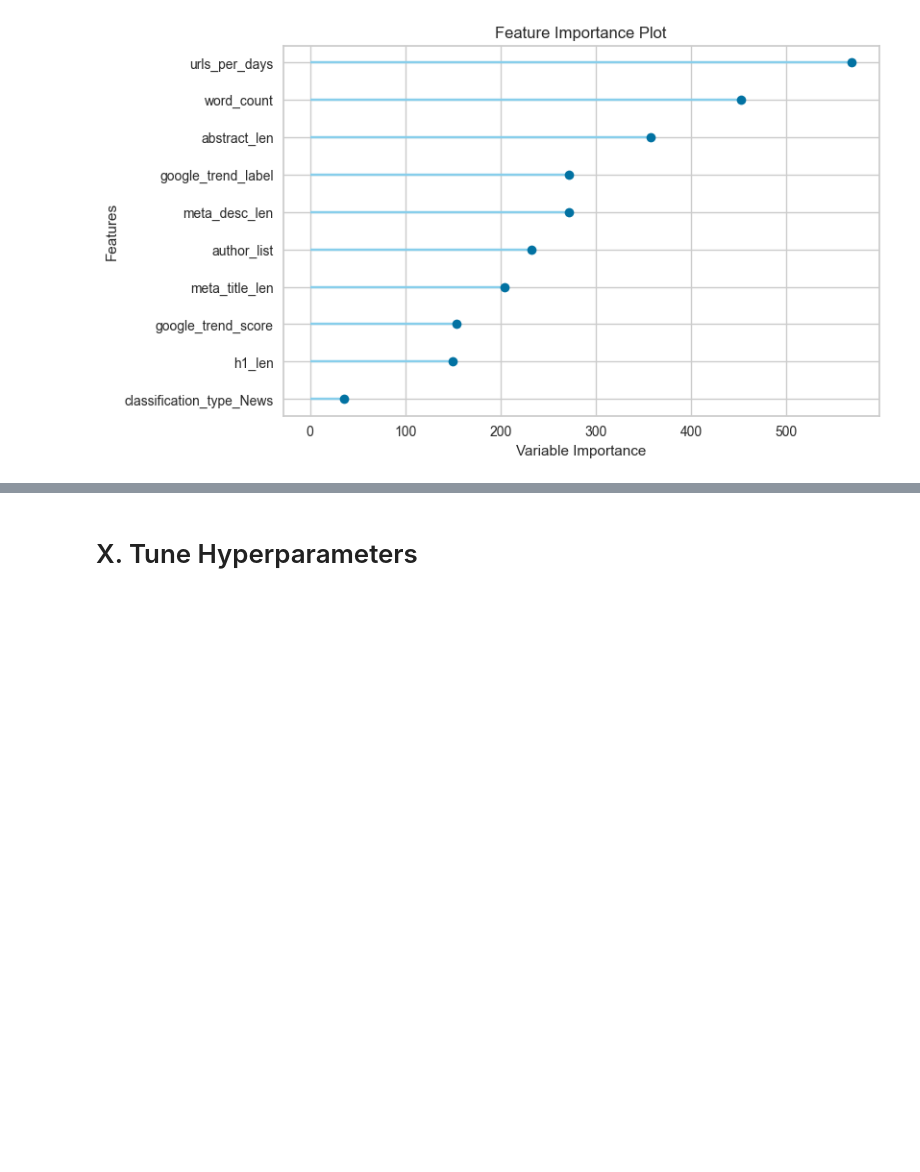
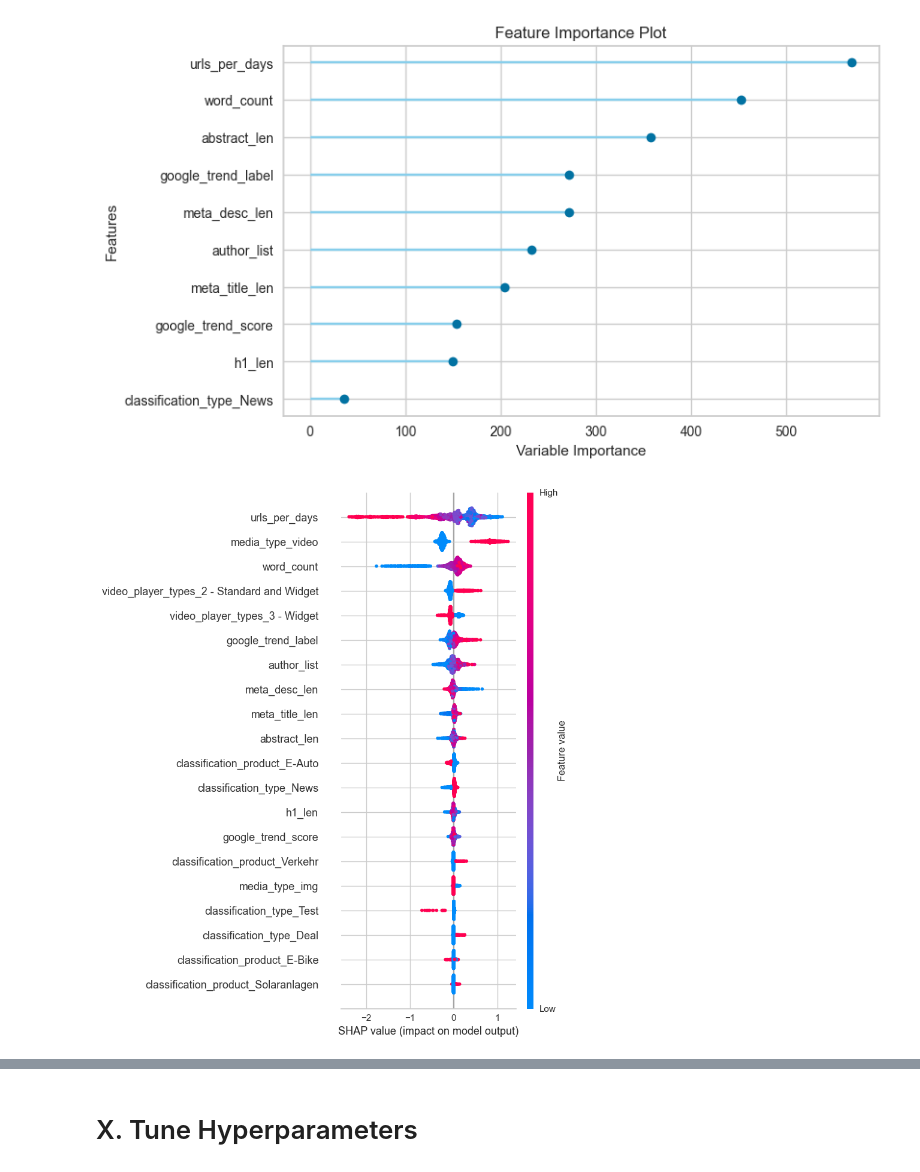
Before and after one commit to RenzoTorrecuso/d-drivers, a Jupyter notebook: notebooks/model_pycaret_3.ipynb, the cells around one changed output, grey strips where cells are left out. Drawn from its saved outputs; the diff is of its cells as text; code cells hidden in the pictures; blank space fills up the shorter version.

Commit message:
added shap and explaindashboard to requirements and added some model analysis to pycaret 3 notebook

```diff
--- a/notebooks/model_pycaret_3.ipynb
+++ b/notebooks/model_pycaret_3.ipynb
@@ -88,3 +102,7 @@ pyreg.plot_model(best, plot = 'feature')
 # %% [output]
 [interactive output not drawn]
 [figure]
+# %%
+pyreg.interpret_model(best)
+# %% [output]
+[figure, added]
```
Also changed, not shown: parts of 9 cells of this notebook, 1 other file.
